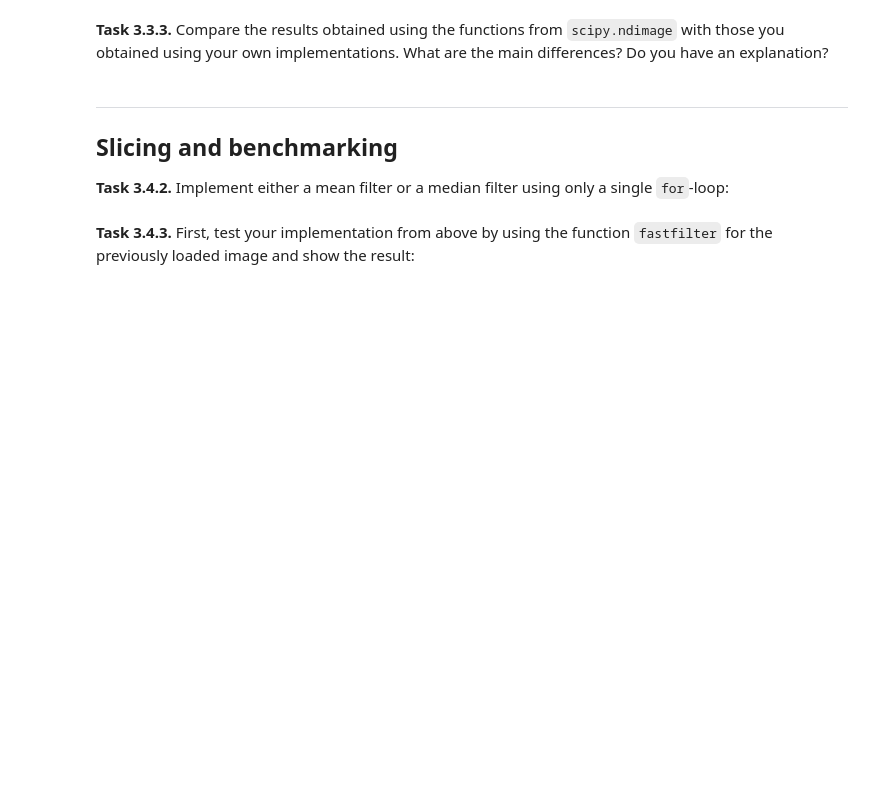
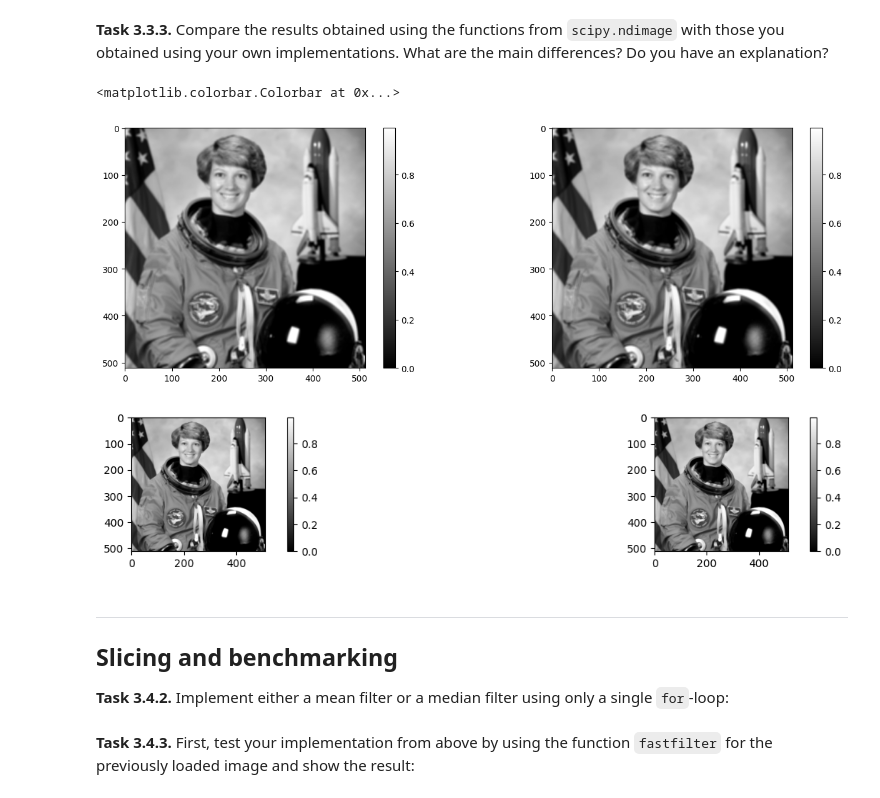
Before and after one commit to Mustafa-Y-BioInfo/mobi-fs3-python, a Jupyter notebook: task3.ipynb, the cells around one changed output. Saved outputs shown, nothing was run; the diff lists cells and outputs as text; code cells hidden in the pictures; blank space fills up the shorter version.

```diff
--- a/task3.ipynb
+++ b/task3.ipynb
@@ -137,5 +178,31 @@ plt.colorbar()
 # %% [markdown]
 **<a id="#">Task 3.3.3.</a>** Compare the results obtained using the functions from `scipy.ndimage` with those you obtained using your own implementations. What are the main differences? Do you have an explanation?
+# %%
+plt.figure(figsize=(25,5))
+plt.subplot(1,3,1)
+img_filtered = meanfilter(img, 5)
+plt.imshow(img_filtered, 'gray')
+plt.colorbar()
+
+plt.subplot(1,3,2)
+img_meanfilter=scipy.ndimage.uniform_filter (img, 5)
+plt.imshow(img_meanfilter, 'gray')
+plt.colorbar()
+
+plt.figure(figsize=(25,5))
+plt.subplot(2,3,1)
+original_filtered = medianfilter(img, 5)
+plt.imshow(original_filtered, 'gray')
+plt.colorbar()
+
+plt.subplot(2,3,2)
+img_medianfilter = scipy.ndimage.median_filter(img, 5)
+plt.imshow(img_medianfilter, 'gray')
+plt.colorbar()
+# %% [output]
+<matplotlib.colorbar.Colorbar at 0x...>
+[figure, added]
+[figure, added]
 # %% [markdown]
 ---
 
```
Also changed, not shown: parts of 4 cells of this notebook.
